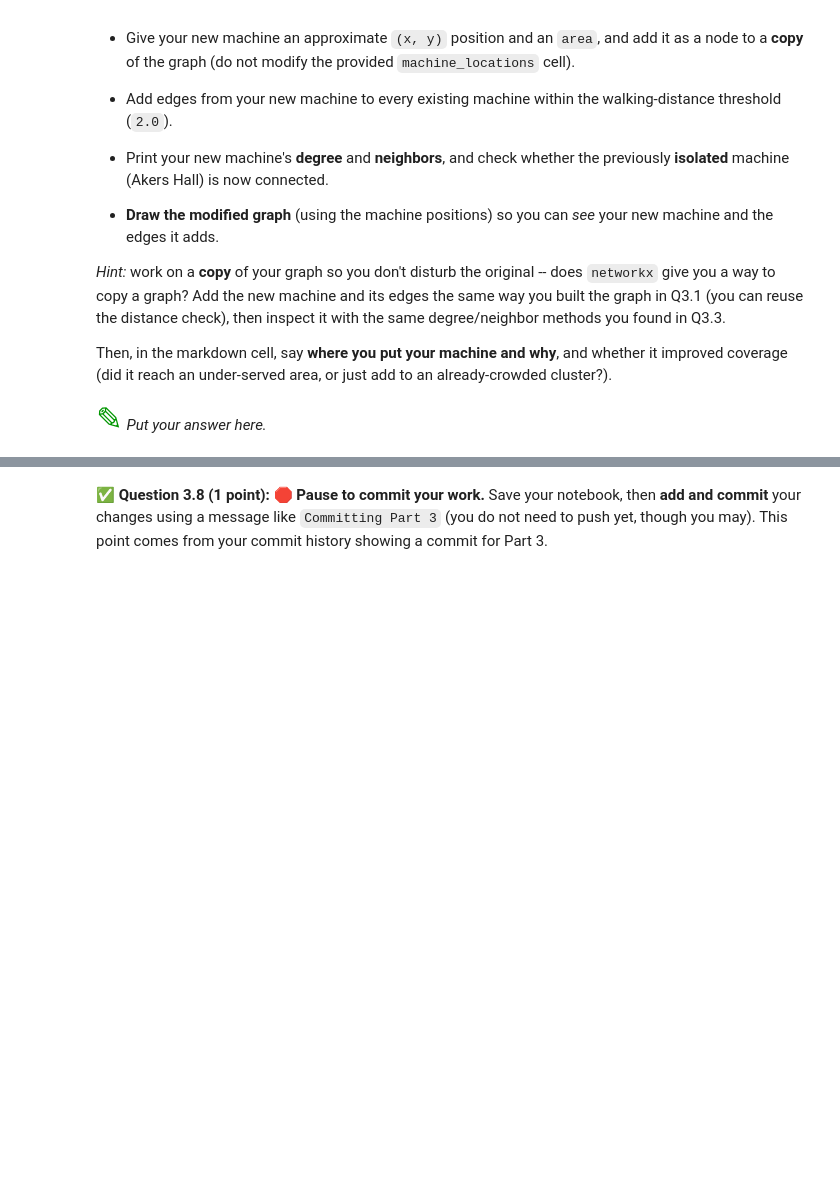
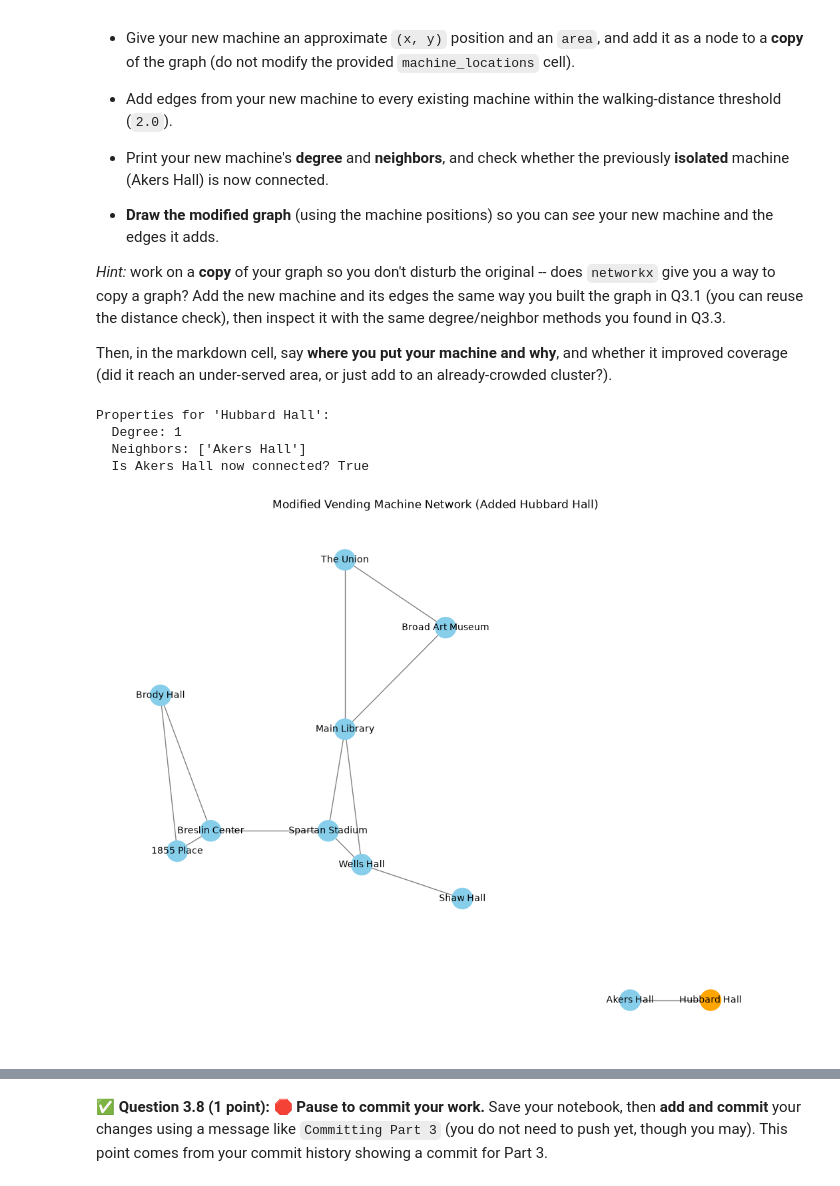
Before and after one commit to camkorson/CMSE202-f26-turnin, a Jupyter notebook: hw_02/HW02-ABMandGraphTheory-STUDENT.ipynb, the cells around one changed output, grey strips where cells are left out. Cells and saved outputs as stored; diff of their text form; code cells hidden in the pictures; blank space fills up the shorter version.

```diff
--- a/hw_02/HW02-ABMandGraphTheory-STUDENT.ipynb
+++ b/hw_02/HW02-ABMandGraphTheory-STUDENT.ipynb
@@ -731,2 +909,65 @@ Then, in the markdown cell, say **where you put your machine and why**, and whet
-# %% [markdown]
-<font size=6 color="#009600">&#9998;</font> *Put your answer here.*
+# %%
+import math
+import matplotlib.pyplot as plt
+import networkx as nx
+
+# Create a copy of the original graph
+G_copy = G.copy()
+
+# Dynamically locate Akers Hall's position to ensure our new node connects within 2.0
+akers_pos = G_copy.nodes["Akers Hall"]["pos"]
+ax, ay = akers_pos[0], akers_pos[1]
+
+# Place Hubbard Hall nearby (offset by 1.2 units so it is within the 2.0 threshold)
+new_machine = "Hubbard Hall"
+new_pos = (ax + 1.2, ay, "East")
+
+# Add the new machine as a node
+G_copy.add_node(new_machine, pos=new_pos)
+
+# Add edges to any existing machines within the 2.0 walking distance threshold
+for node, attr in G_copy.nodes(data=True):
+    if node == new_machine:
+        continue
+    x1, y1 = new_pos[0], new_pos[1]
+    x2, y2 = attr["pos"][0], attr["pos"][1]
+
+    if math.hypot(x2 - x1, y2 - y1) <= 2.0:
+        G_copy.add_edge(new_machine, node)
+
+# Print the new machine's properties and check connectivity status
+print(f"Properties for '{new_machine}':")
+print("  Degree:", G_copy.degree(new_machine))
+print("  Neighbors:", list(G_copy.neighbors(new_machine)))
+print(
+    "  Is Akers Hall now connected?",
+    G_copy.has_edge(new_machine, "Akers Hall"),
+)
+
+# Draw the modified graph
+positions = nx.get_node_attributes(G_copy, "pos")
+clean_positions = {node: coords[:2] for node, coords in positions.items()}
+
+# Set up colors highlighting the new machine
+node_colors = [
+    "orange" if node == new_machine else "skyblue" for node in G_copy.nodes()
+]
+
+plt.figure(figsize=(10, 8))
+nx.draw(
+    G_copy,
+    pos=clean_positions,
+    with_labels=True,
+    node_color=node_colors,
+    node_size=500,
+    edge_color="gray",
+    font_size=10,
+)
+plt.title("Modified Vending Machine Network (Added Hubbard Hall)")
+plt.show()
+# %% [output]
+Properties for 'Hubbard Hall':
+  Degree: 1
+  Neighbors: ['Akers Hall']
+  Is Akers Hall now connected? True
+[figure, added]
```
Also changed, not shown: parts of 16 cells of this notebook.
